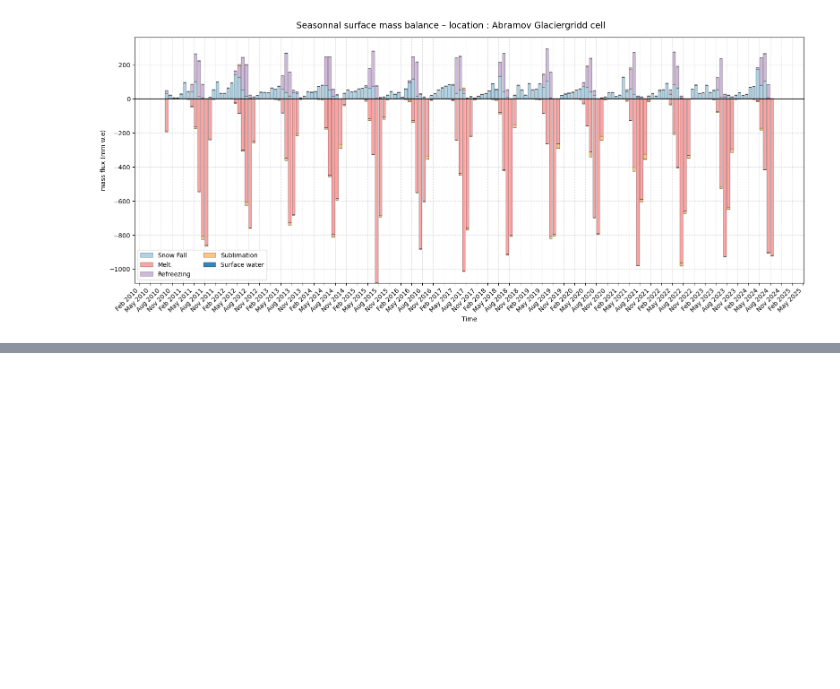
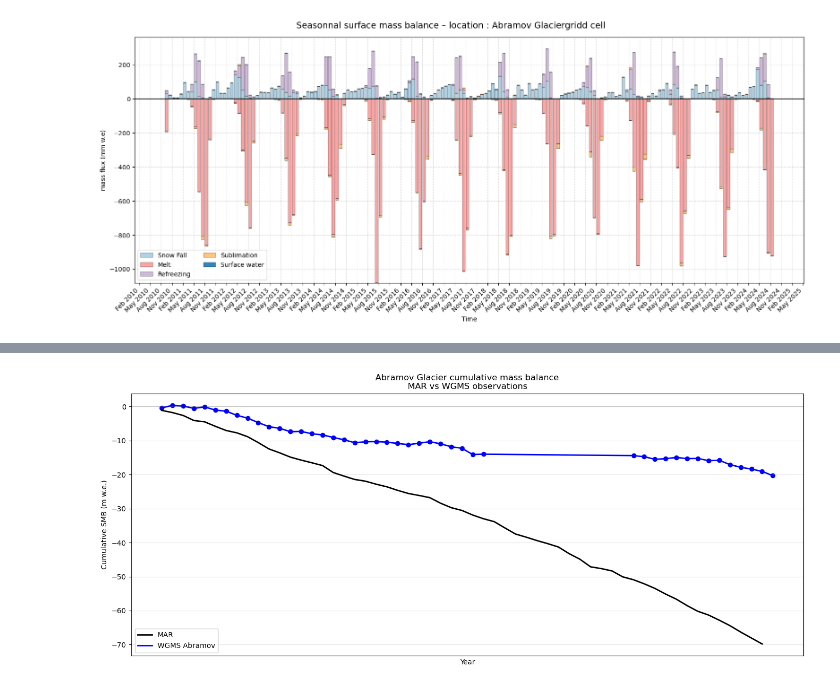
Before and after one commit to xfain/MAR_HMA, a Jupyter notebook: Pamir_domain/SMB.timeSeries_GRp-Abramov.ipynb, the cells around one changed output, grey strips where cells are left out. Saved outputs shown, nothing was run; the diff lists cells and outputs as text; code cells hidden in the pictures; blank space fills up the shorter version.

```diff
--- a/Pamir_domain/SMB.timeSeries_GRp-Abramov.ipynb
+++ b/Pamir_domain/SMB.timeSeries_GRp-Abramov.ipynb
@@ -597,0 +1288,86 @@ plt.show()
+# %%
+ds_SMB_abra = ds_SMB.isel(Y=iY, X=iX)
+
+ds_SMB_abra_annual = (
+    ds_SMB_abra
+    .resample(time="AS-SEP")
+    .sum()
+    .sel(time=slice("1967-09-01", "2024-08-31"))
+    / 1000   # mm w.e. -> m w.e.
+)
+
+ds_SMB_cum = ds_SMB_abra_annual.cumsum(dim="time")
+
+
+
+df = smb_obs["Abramov"].copy()
+df["year_corr"] = df["year"] - 1
+df = df.sort_values("year")
+df["cumulative_smb"] = (
+    df["annual_balance"]
+    .cumsum()
+)
+
+
+fig, ax = plt.subplots(
+    figsize=(14,6)
+)
+
+ax.plot(
+    ds_SMB_cum.time.dt.year,
+    ds_SMB_cum,
+    color="black",
+    linewidth=2,
+    label="MAR"
+)
+
+
+ax.plot(
+    df["year_corr"],
+    df["cumulative_smb"],
+    color="blue",
+    linewidth=2,
+    label="WGMS Abramov"
+)
+
+
+ax.scatter(
+    df["year_corr"],
+    df["cumulative_smb"],
+    color="blue",
+    s=35
+)
+
+
+
+ax.axhline(
+    0,
+    color="black",
+    linewidth=0.2
+)
+ax.set_xlabel(
+    "Year"
+)
+ax.set_ylabel(
+    "Cumulative SMB (m w.e.)"
+)
+ax.set_title(
+    "Abramov Glacier cumulative mass balance\nMAR vs WGMS observations"
+)
+ax.grid(
+    alpha=0.3
+)
+ax.legend()
+
+ax.xaxis.set_major_locator(
+    mdates.YearLocator(5)
+)
+ax.xaxis.set_major_formatter(
+    mdates.DateFormatter("%Y")
+)
+
+plt.xticks(rotation=45)
+plt.tight_layout()
+plt.show()
+# %% [output]
+[figure, added]
```
Also changed, not shown: parts of 27 cells of this notebook, 3 other files.
